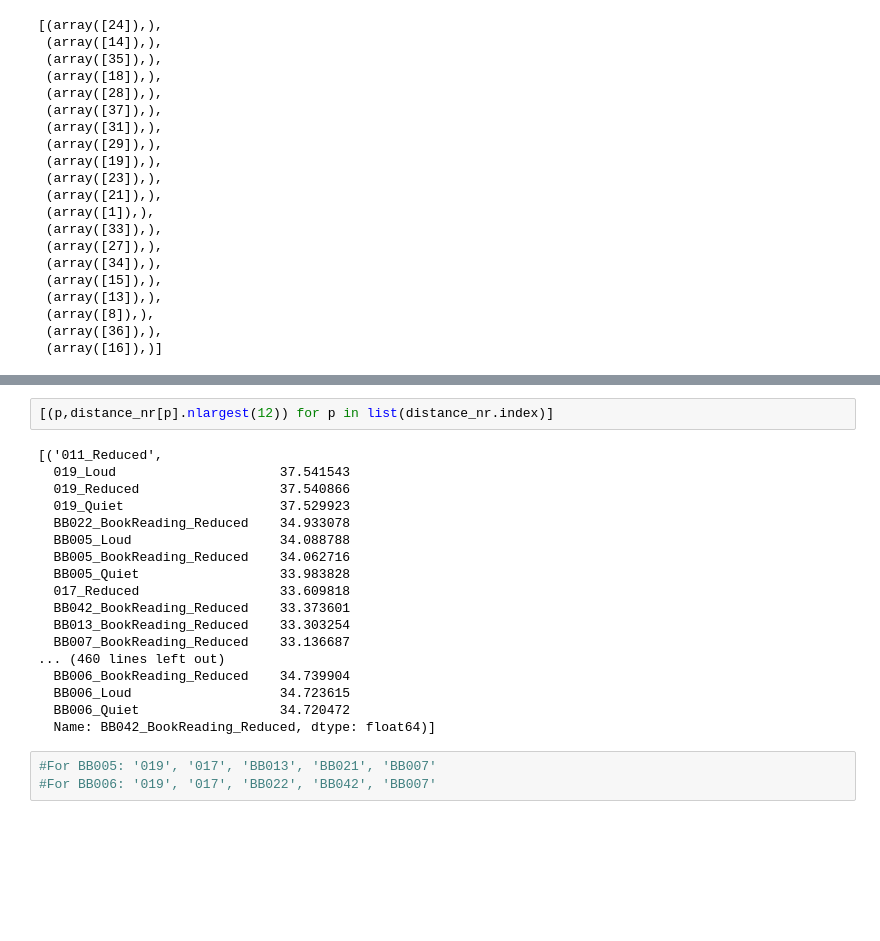
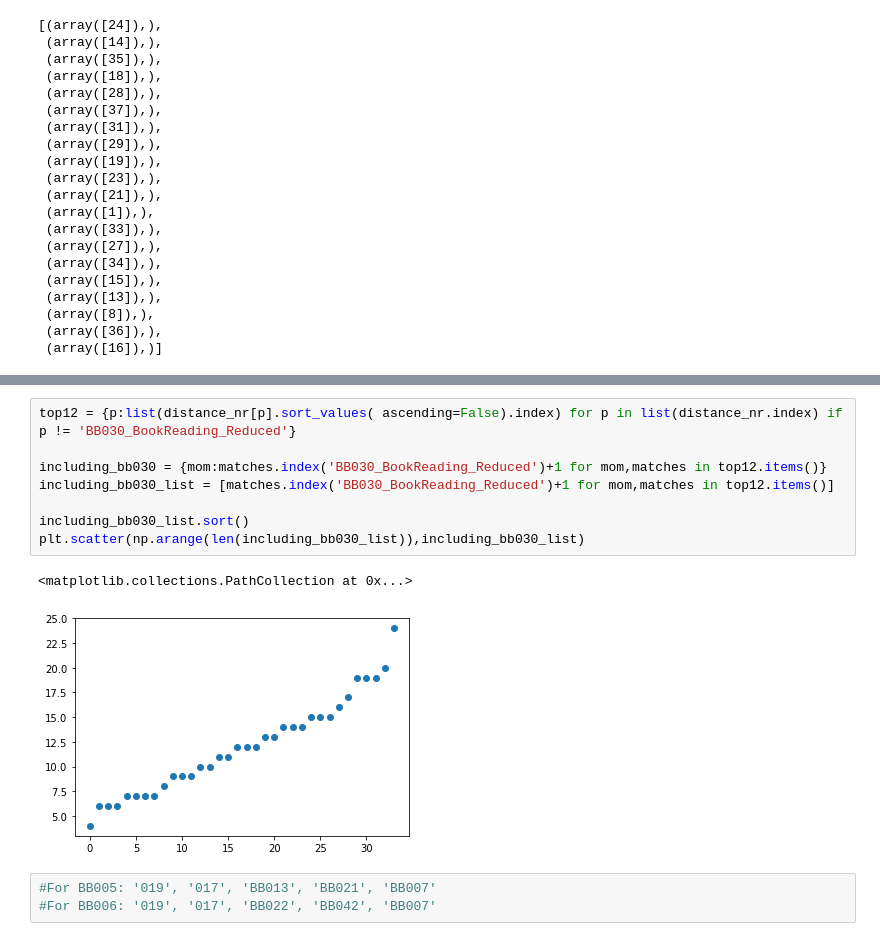
Before and after one commit to Rahul-Brito/infantvoice, a Jupyter notebook: scripts/Sohye Notebook Extra Embeddings.ipynb, the cells around one changed output, grey strips where cells are left out. Saved outputs shown, nothing was run; the diff lists cells and outputs as text; blank space fills up the shorter version.

Commit message:
Updated to get matches for BB018, BB038, and BB039 and to also see if BB030 was far from all b/c of an accent

```diff
--- a/scripts/Sohye Notebook Extra Embeddings.ipynb
+++ b/scripts/Sohye Notebook Extra Embeddings.ipynb
@@ -282,23 +260,14 @@ Name: BB005_BookReading_Reduced, dtype: float64
 # %%
-[(p,distance_nr[p].nlargest(12)) for p in list(distance_nr.index)]
+top12 = {p:list(distance_nr[p].sort_values( ascending=False).index) for p in list(distance_nr.index) if p != 'BB030_BookReading_Reduced'}
+
+including_bb030 = {mom:matches.index('BB030_BookReading_Reduced')+1 for mom,matches in top12.items()}
+including_bb030_list = [matches.index('BB030_BookReading_Reduced')+1 for mom,matches in top12.items()]
+
+including_bb030_list.sort()
+plt.scatter(np.arange(len(including_bb030_list)),including_bb030_list)
 # %% [output]
-[('011_Reduced',
-  019_Loud                     37.541543
-  019_Reduced                  37.540866
-  019_Quiet                    37.529923
-  BB022_BookReading_Reduced    34.933078
-  BB005_Loud                   34.088788
-  BB005_BookReading_Reduced    34.062716
-  BB005_Quiet                  33.983828
-  017_Reduced                  33.609818
-  BB042_BookReading_Reduced    33.373601
-  BB013_BookReading_Reduced    33.303254
-  BB007_BookReading_Reduced    33.136687
-... (460 lines left out)
-  BB006_BookReading_Reduced    34.739904
-  BB006_Loud                   34.723615
-  BB006_Quiet                  34.720472
-  Name: BB042_BookReading_Reduced, dtype: float64)]
+<matplotlib.collections.PathCollection at 0x...>
+[figure, added]
 # %%
 #For BB005: '019', '017', 'BB013', 'BB021', 'BB007'
 #For BB006: '019', '017', 'BB022', 'BB042', 'BB007'
```
Also changed, not shown: parts of 11 cells of this notebook.
